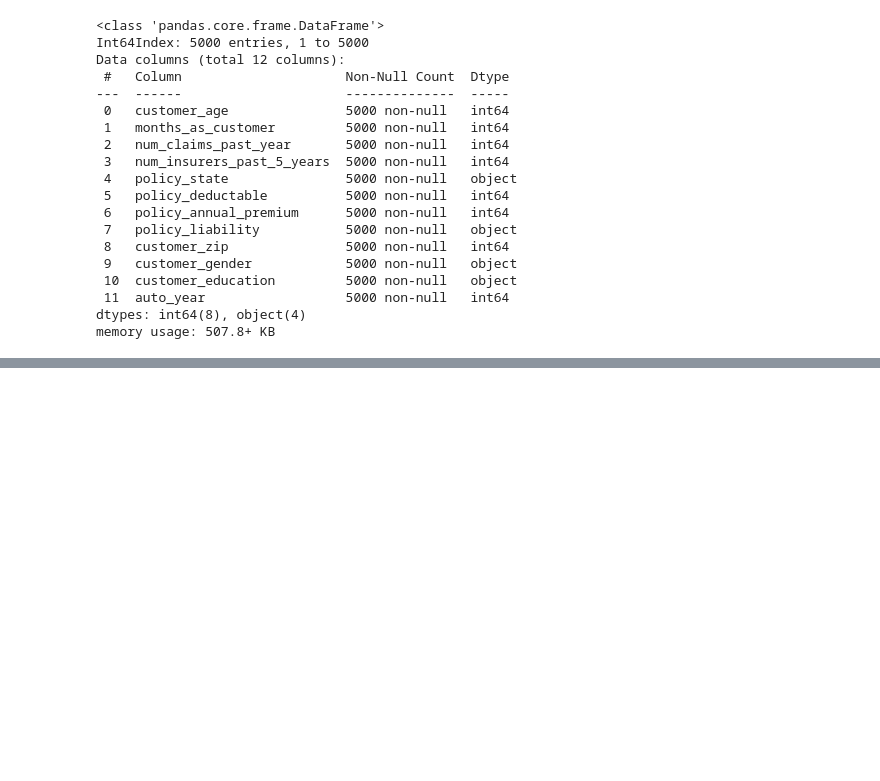
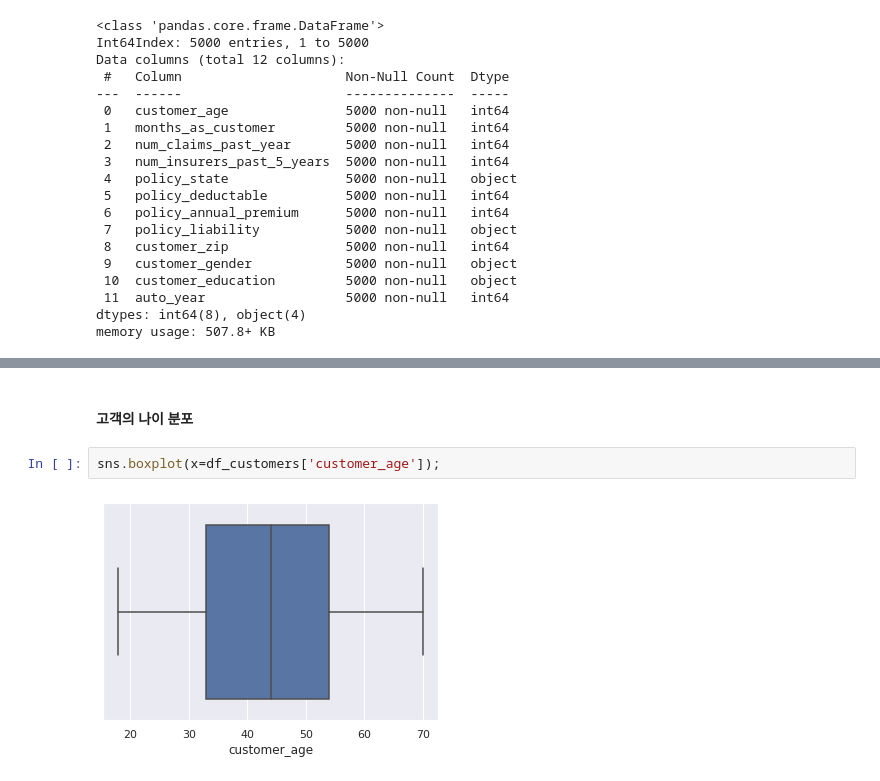
Before and after one commit to gonsoomoon-ml/SageMaker-Pipelines-Step-By-Step, a Jupyter notebook: scratch/1.1.Explore-Dataset.ipynb, the cells around one changed output, grey strips where cells are left out. Drawn from its saved outputs; the diff is of its cells as text; blank space fills up the shorter version.

```diff
--- a/scratch/1.1.Explore-Dataset.ipynb
+++ b/scratch/1.1.Explore-Dataset.ipynb
@@ -111,0 +143,6 @@ memory usage: 507.8+ KB
+# %% [markdown]
+#### 고객의 나이 분포
+# %%
+sns.boxplot(x=df_customers['customer_age']);
+# %% [output]
+[figure, added]
```
Also changed, not shown: parts of 24 cells of this notebook.
